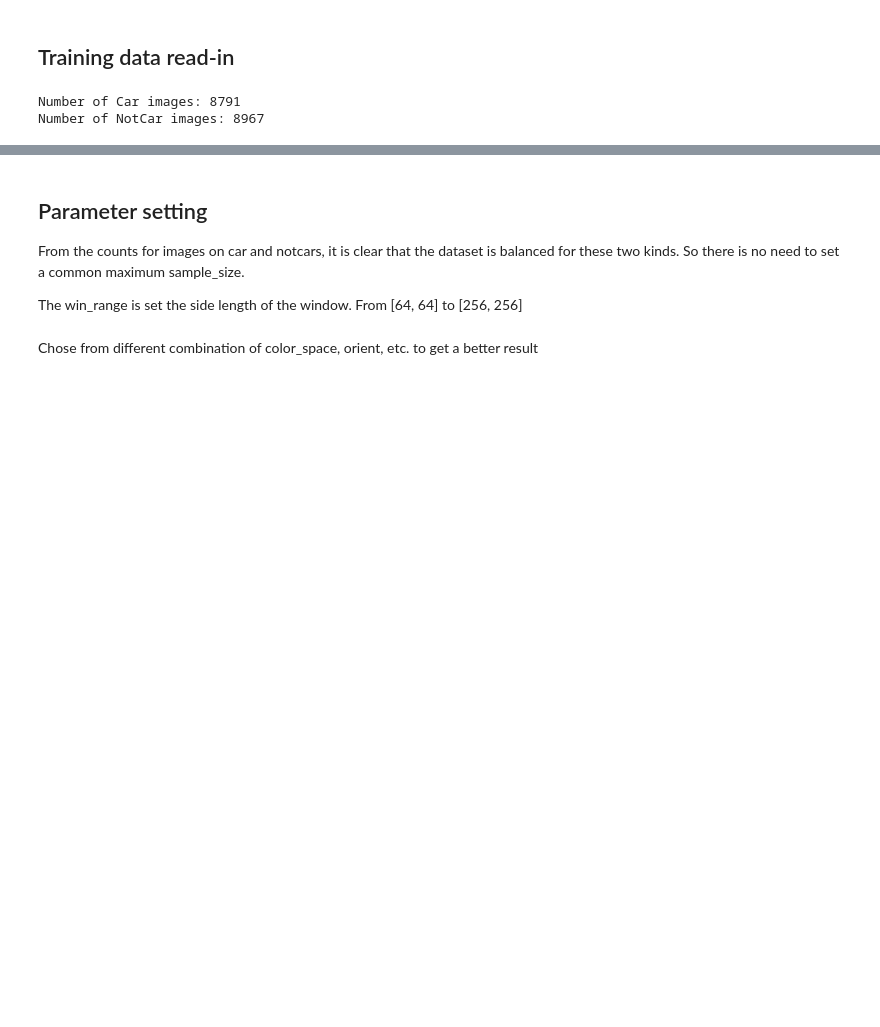
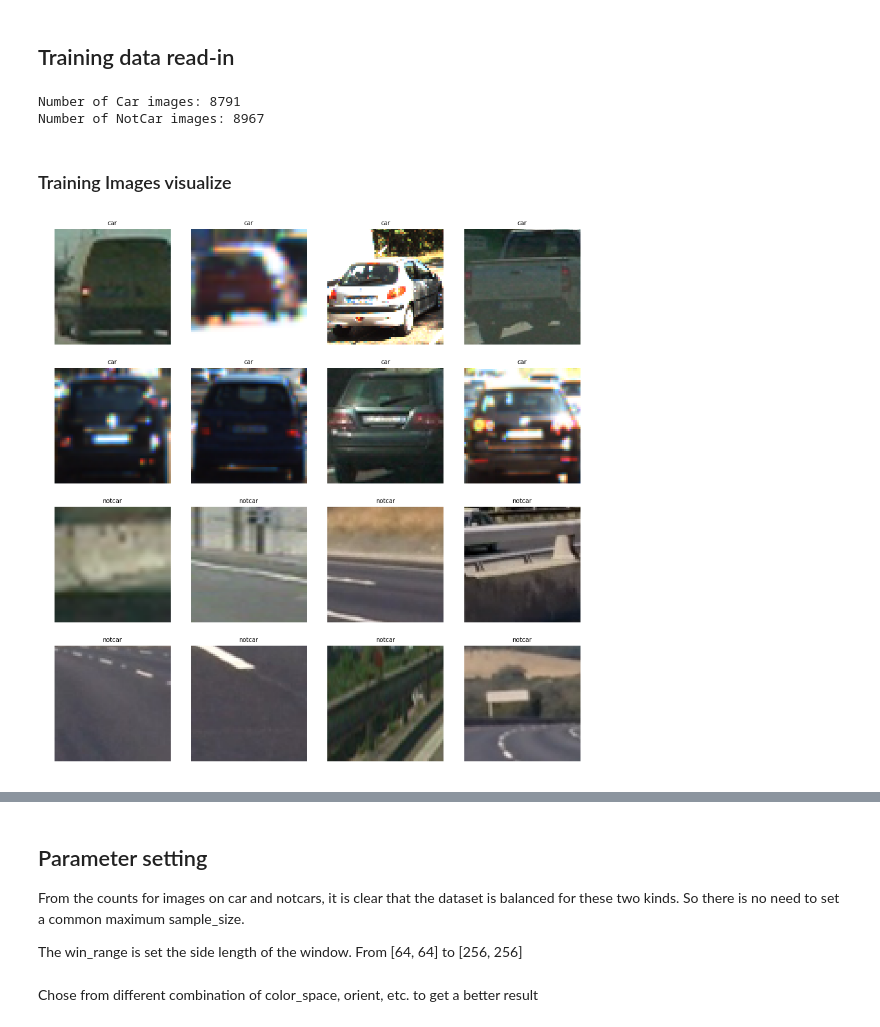
Before and after one commit to ch3rolll/CarND-Vehicle-Detection, a Jupyter notebook: PrjTracking.ipynb, the cells around one changed output, grey strips where cells are left out. Saved outputs shown, nothing was run; the diff lists cells and outputs as text; code cells hidden in the pictures; blank space fills up the shorter version.

```diff
--- a/PrjTracking.ipynb
+++ b/PrjTracking.ipynb
@@ -43,3 +43,25 @@ print('Number of NotCar images: {}'.format(len(notcars)))
 # %% [output]
 Number of Car images: 8791
 Number of NotCar images: 8967
+# %% [markdown]
+### Training Images visualize
+# %%
+fig, axs = plt.subplots(4,4, figsize=(16, 16))
+fig.subplots_adjust(hspace = .2, wspace=.001)
+axs = axs.ravel()
+
+# Step through the list and search for chessboard corners
+for i in np.arange(8):
+    img = cv2.imread(cars[np.random.randint(0,len(cars))])
+    img = cv2.cvtColor(img,cv2.COLOR_BGR2RGB)
+    axs[i].axis('off')
+    axs[i].set_title('car', fontsize=10)
+    axs[i].imshow(img)
+for i in np.arange(8,16):
+    img = cv2.imread(notcars[np.random.randint(0,len(notcars))])
+    img = cv2.cvtColor(img,cv2.COLOR_BGR2RGB)
+    axs[i].axis('off')
+    axs[i].set_title('notcar', fontsize=10)
+    axs[i].imshow(img)
+# %% [output]
+[figure, added]
```
Also changed, not shown: parts of 2 cells of this notebook.
